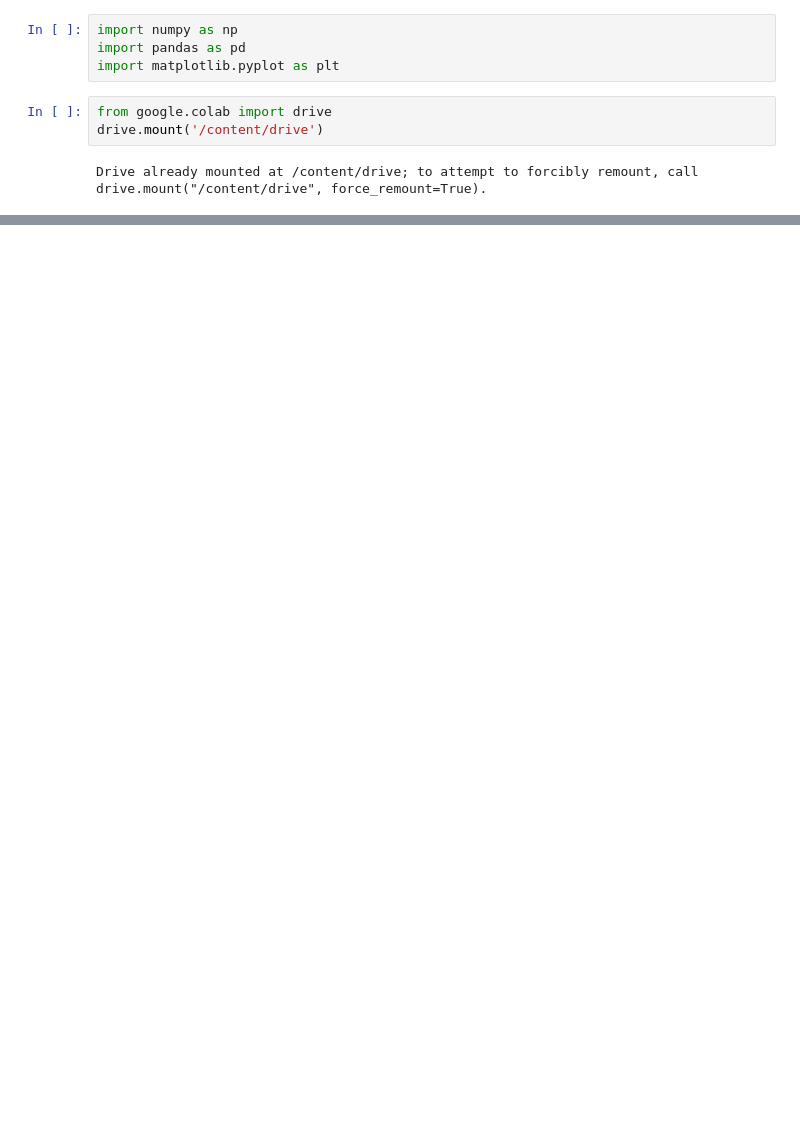
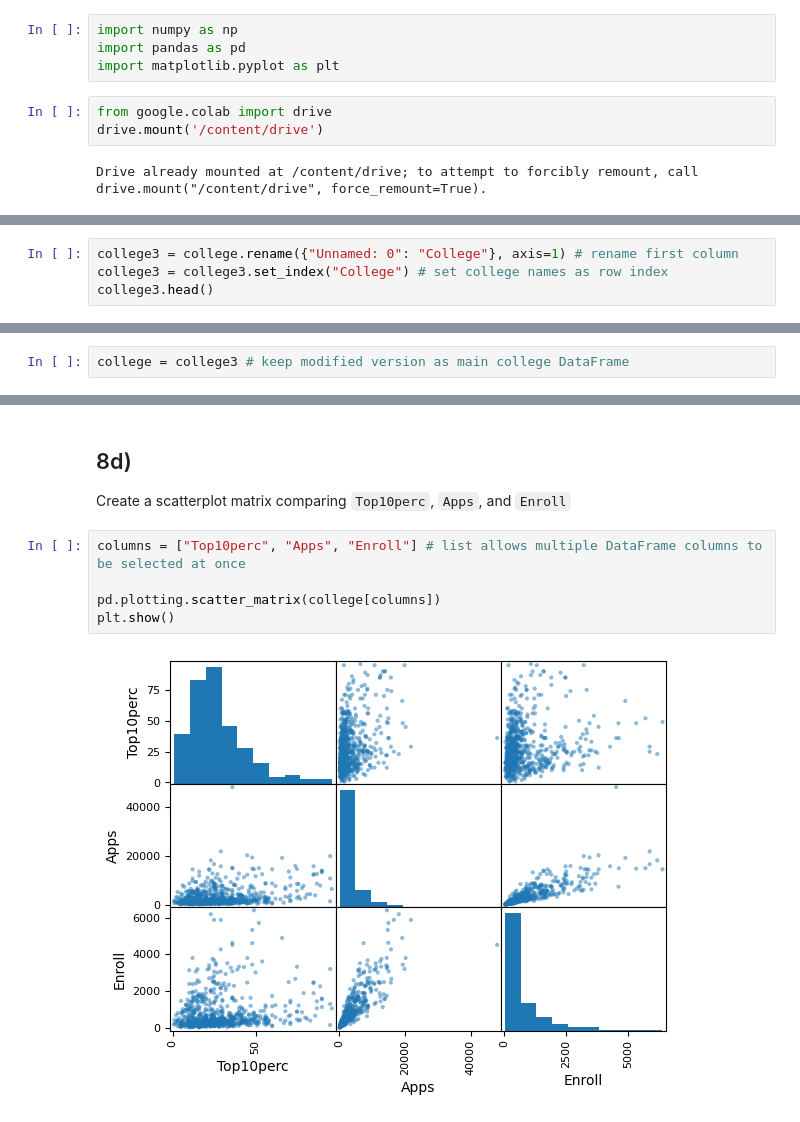
Before and after one commit to ashsiendo/DATA-201-Labs, a Jupyter notebook: Assignments/Week2_HW.ipynb, the cells around one changed output, grey strips where cells are left out. Saved outputs shown, nothing was run; the diff lists cells and outputs as text; blank space fills up the shorter version.

Commit message:
Completed Q8 college dataset analysis

```diff
--- a/Assignments/Week2_HW.ipynb
+++ b/Assignments/Week2_HW.ipynb
@@ -52,0 +55,4 @@ boston.head()
+# %%
+college3 = college.rename({"Unnamed: 0": "College"}, axis=1) # rename first column
+college3 = college3.set_index("College") # set college names as row index
+college3.head()
@@ -52,0 +67,2 @@ boston.head()
+# %%
+college = college3 # keep modified version as main college DataFrame
@@ -52,0 +85,11 @@ boston.head()
+# %% [markdown]
+## 8d)
+
+Create a scatterplot matrix comparing `Top10perc`, `Apps`, and `Enroll`
+# %%
+columns = ["Top10perc", "Apps", "Enroll"] # list allows multiple DataFrame columns to be selected at once
+
+pd.plotting.scatter_matrix(college[columns])
+plt.show()
+# %% [output]
+[figure, added]
```
Also changed, not shown: parts of 33 cells of this notebook.
